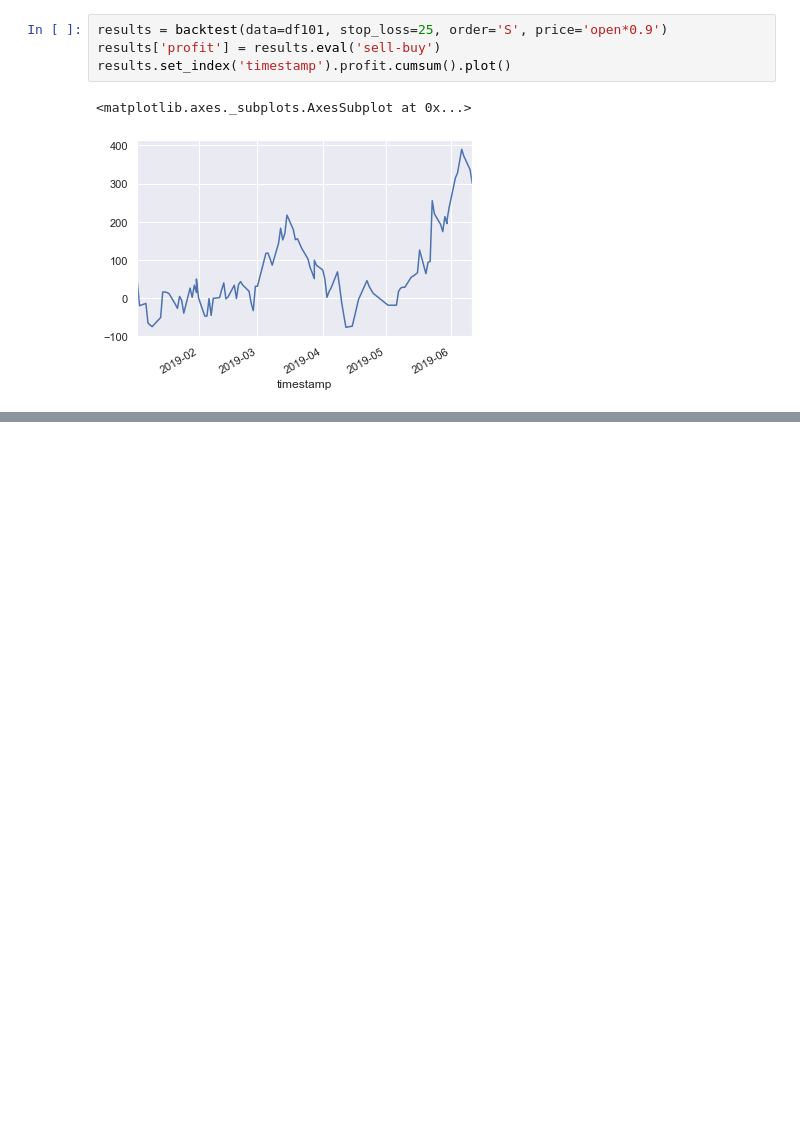
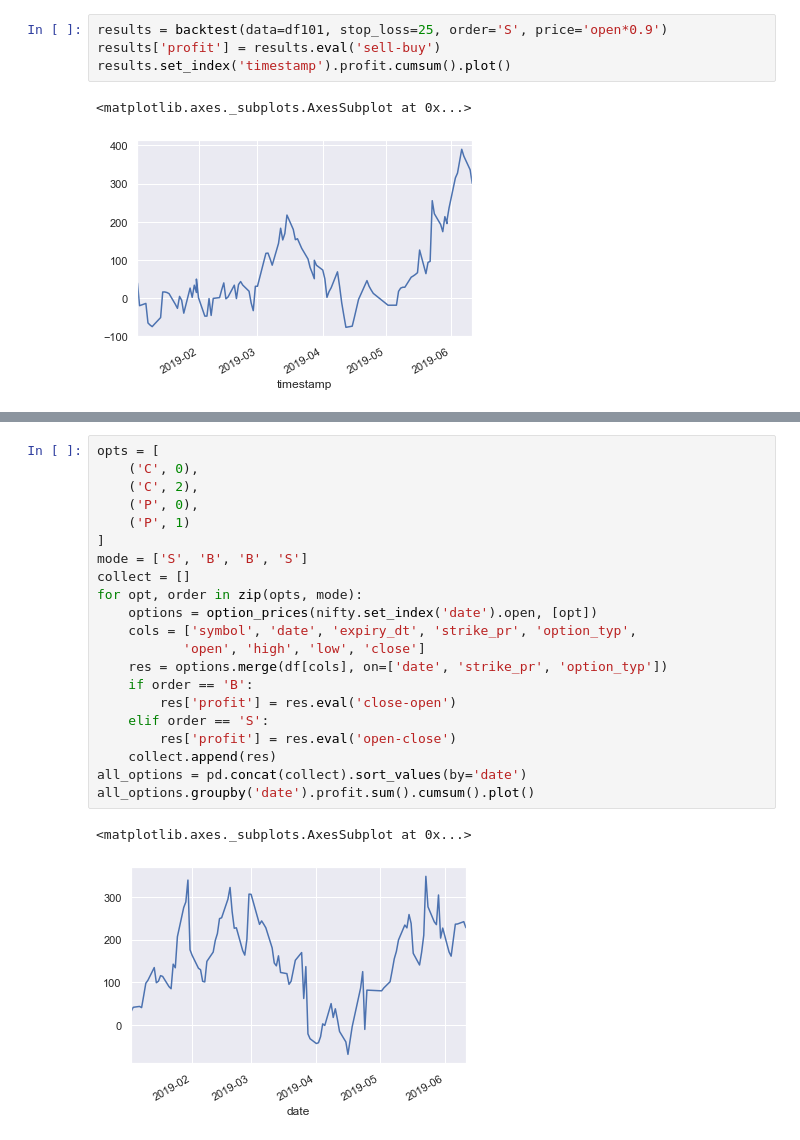
Before and after one commit to uberdeveloper/tutorial, a Jupyter notebook: notebooks/OptionsBacktesting.ipynb, the cells around one changed output, grey strips where cells are left out. Cells and saved outputs as stored; diff of their text form; blank space fills up the shorter version.

```diff
--- a/notebooks/OptionsBacktesting.ipynb
+++ b/notebooks/OptionsBacktesting.ipynb
@@ -193,0 +200,24 @@ Let's work out a slightly complex option
+# %%
+opts = [
+    ('C', 0),
+    ('C', 2),
+    ('P', 0),
+    ('P', 1)
+]
+mode = ['S', 'B', 'B', 'S']
+collect = []
+for opt, order in zip(opts, mode):
+    options = option_prices(nifty.set_index('date').open, [opt])
+    cols = ['symbol', 'date', 'expiry_dt', 'strike_pr', 'option_typ',
+           'open', 'high', 'low', 'close']
+    res = options.merge(df[cols], on=['date', 'strike_pr', 'option_typ'])
+    if order == 'B':
+        res['profit'] = res.eval('close-open')
+    elif order == 'S':
+        res['profit'] = res.eval('open-close')
+    collect.append(res)
+all_options = pd.concat(collect).sort_values(by='date')
+all_options.groupby('date').profit.sum().cumsum().plot()
+# %% [output]
+<matplotlib.axes._subplots.AxesSubplot at 0x...>
+[figure, added]
```
Also changed, not shown: parts of 4 cells of this notebook.
